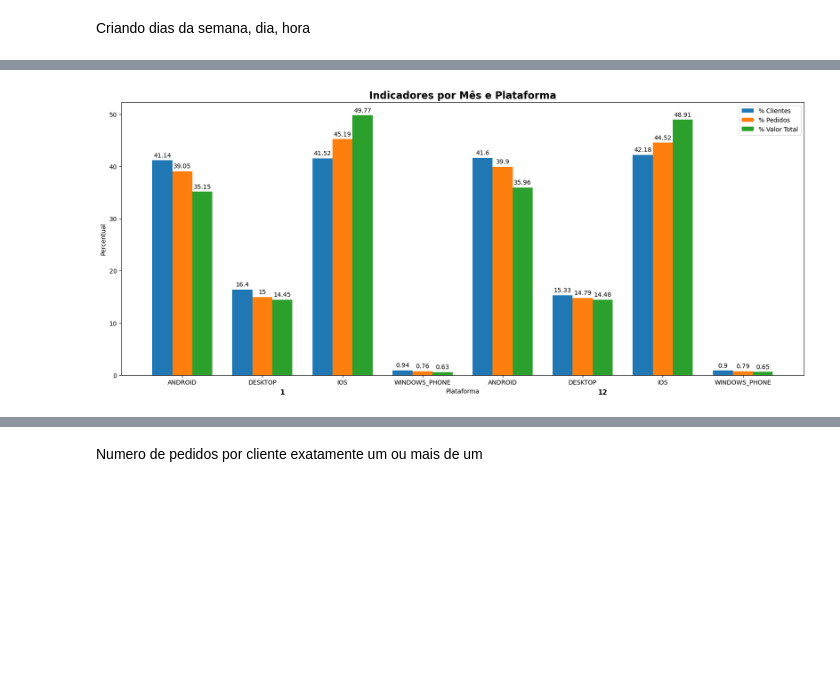
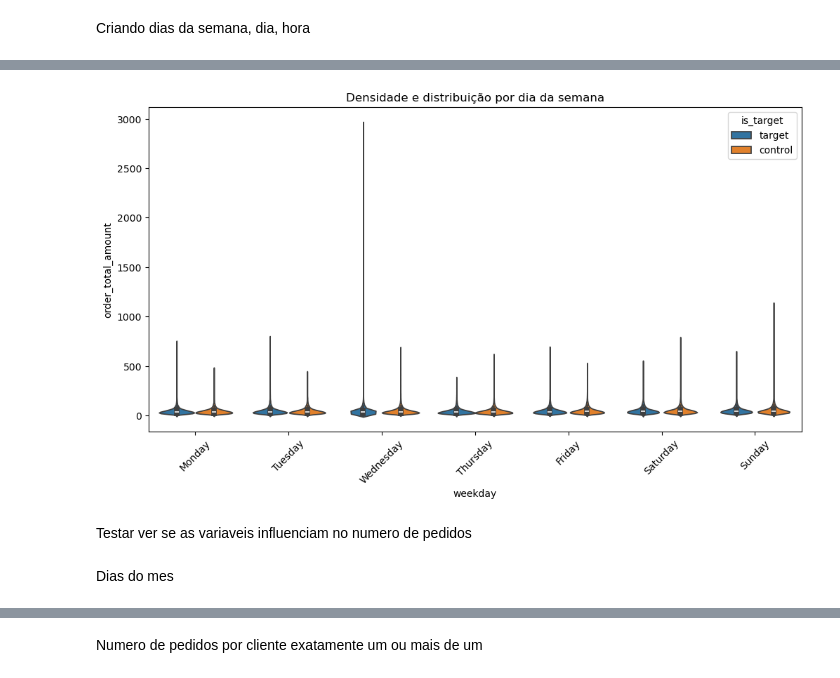
Before and after one commit to elianezanlorense/ifood_cs, a Jupyter notebook: code/notebook/05.cli_res.ipynb, the cells around one changed output, grey strips where cells are left out. Saved outputs shown, nothing was run; the diff lists cells and outputs as text; code cells hidden in the pictures; blank space fills up the shorter version.

```diff
--- a/code/notebook/05.cli_res.ipynb
+++ b/code/notebook/05.cli_res.ipynb
@@ -88,4 +108,15 @@ summary_mes
+# %%
+plt.figure(figsize=(12, 6))
+sns.violinplot(data=df, x='weekday', y='order_total_amount', hue='is_target',
+               order=['Monday', 'Tuesday', 'Wednesday', 'Thursday', 'Friday', 'Saturday', 'Sunday'])
+plt.title('Densidade e distribuição por dia da semana')
+plt.xticks(rotation=45)
+plt.show()
+# %% [output]
+[figure, added]
+# %% [markdown]
+Testar ver se as variaveis influenciam no numero de pedidos
 # %%
-plot_indicadores_mes_plataforma(summary_mes)
+#plot_indicadores_mes_plataforma(summary_mes)
-# %% [output]
-[figure, removed]
+# %% [markdown]
+Dias do mes
```
Also changed, not shown: parts of 47 cells of this notebook, 6 other files.
